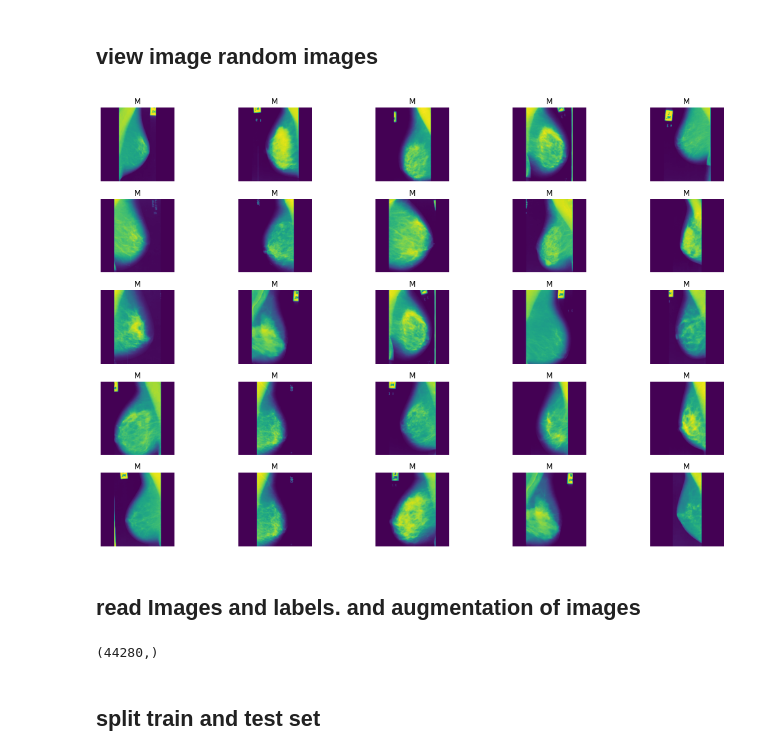
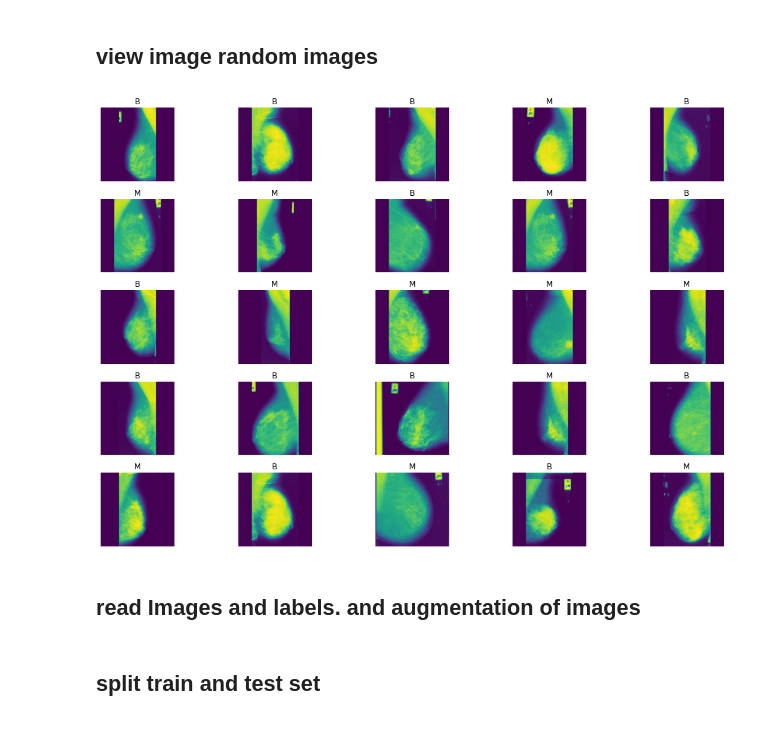
Before and after one commit to bahadiryzc/MIAS-mammography-object-detection, a Jupyter notebook: mias-mammography-cnn.ipynb, the cells around one changed output. Saved outputs shown, nothing was run; the diff lists cells and outputs as text; code cells hidden in the pictures.

```diff
--- a/mias-mammography-cnn.ipynb
+++ b/mias-mammography-cnn.ipynb
@@ -89,3 +79,8 @@ info
 | 328 | mdb321 | D | NORM | NaN | NaN | NaN | NaN |
 | 329 | mdb322 | D | NORM | NaN | NaN | NaN | NaN |
 330 rows × 7 columns
+# %%
+info.dropna(subset = ["SEVERITY"], inplace=True)
+
+info.reset_index(inplace = True)
+info
@@ -91,0 +101,4 @@ info
+# %%
+info = info.drop([3], axis=0)
+info.reset_index(inplace = True)
+info
@@ -101,8 +127,8 @@ for i in range(len(info)):
 # %%
 # Turning our outputs B-M to 1-0
 label = []
-for i in info.SEVERITY:
-    if i =='B':
+for i in range(len(info)):
+    if info.SEVERITY[i] == 'B':
         label.append(1)
     else:
         label.append(0)
@@ -116,7 +142,7 @@ label.shape
 # define the every images filepaths in to list
 img_name = []
 
-for i in range(123):
+for i in range(len(label)):
         img_name.append(path + info.REFNUM[i]+ '.pgm')
 # %%
 img_name = np.array(img_name)
@@ -132,24 +156,25 @@ del info
 # %%
 # view image random images
 def view_25_random_image():
-    plt.figure(figsize = (15, 10))
+    fig = plt.figure(figsize = (15, 10))
     for i in range(25):
-        rand = random.randint(0,122)
+        rand = random.randint(0,len(label))
         ax = plt.subplot(5, 5, i+1)
 
         img = cv2.imread(img_name[rand], 0)
         img = cv2.resize(img, (256,256))
-        if label[i] == '1':
+        if label[rand] == 1:
             plt.title('B')
         else:
             plt.title('M')
         plt.tight_layout()
         plt.axis('off')
         plt.imshow(img)
+    fig.savefig('random_25_image_fig.png')
 
 random_images = view_25_random_image()
 # %% [output]
-[figure, old version]
+[figure, new version]
 # %% [markdown]
 ## read Images and labels. and augmentation of images
 # %%
@@ -170,9 +195,7 @@ for i in range(len(img_name)):
                 last_label.append(0)
 # %%
 last_label = np.array(last_label)
-last_label.shape
+img_path = np.array(img_path)
-# %% [output]
-(44280,)
 # %% [markdown]
 ## split train and test set
 # %%
```
Also changed, not shown: parts of 22 cells of this notebook.
